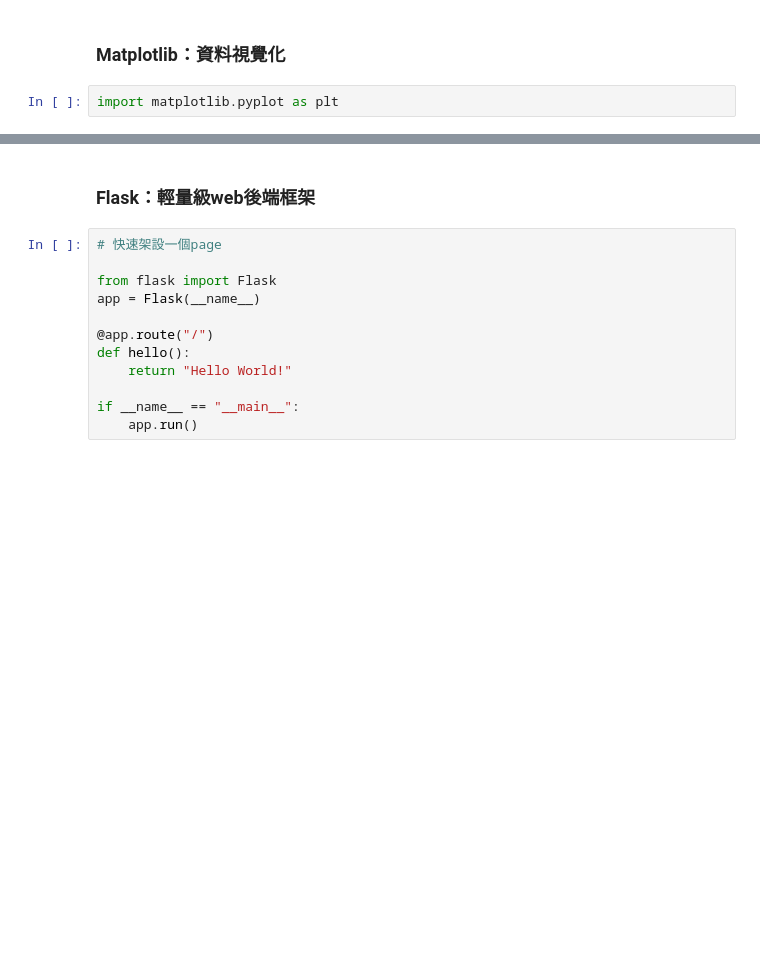
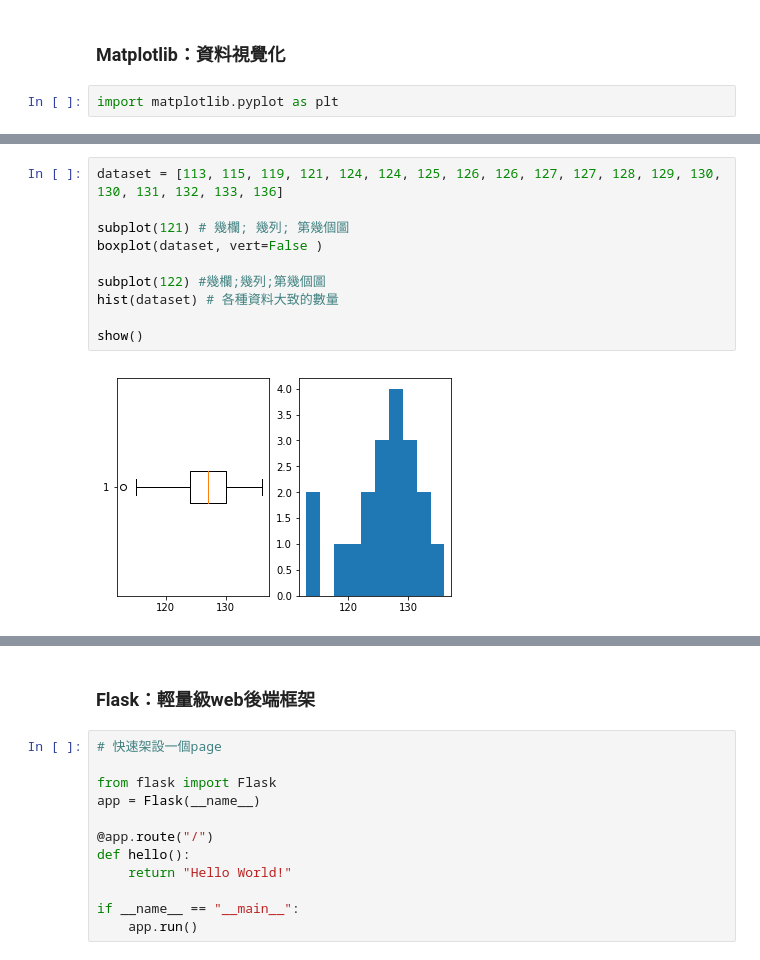
Before and after one commit to music1353/pyHowFun, a Jupyter notebook: LESSON2 模組module.ipynb, the cells around one changed output, grey strips where cells are left out. Drawn from its saved outputs; the diff is of its cells as text; blank space fills up the shorter version.

```diff
--- a/LESSON2 模組module.ipynb
+++ b/LESSON2 模組module.ipynb
@@ -323,0 +368,12 @@ import matplotlib.pyplot as plt
+# %%
+dataset = [113, 115, 119, 121, 124, 124, 125, 126, 126, 127, 127, 128, 129, 130, 130, 131, 132, 133, 136]
+
+subplot(121) # 幾欄; 幾列; 第幾個圖
+boxplot(dataset, vert=False )
+
+subplot(122) #幾欄;幾列;第幾個圖
+hist(dataset) # 各種資料大致的數量
+
+show()
+# %% [output]
+[figure, added]
```
Also changed, not shown: parts of 15 cells of this notebook, 4 other files.
